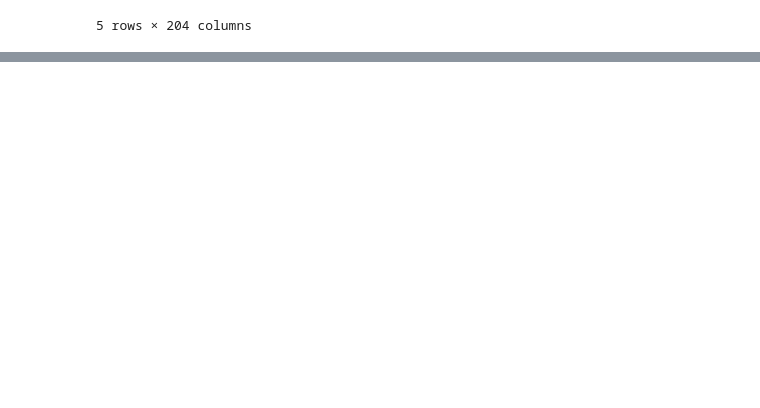
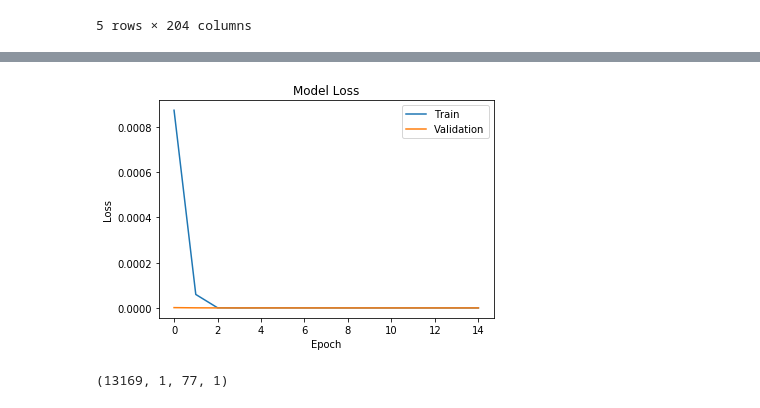
Before and after one commit to bre3760/ictbuilding, a Jupyter notebook: prediction_model/LSTM_proof-CNN.ipynb, the cells around one changed output, grey strips where cells are left out. Saved outputs shown, nothing was run; the diff lists cells and outputs as text; code cells hidden in the pictures; blank space fills up the shorter version.

```diff
--- a/prediction_model/LSTM_proof-CNN.ipynb
+++ b/prediction_model/LSTM_proof-CNN.ipynb
@@ -545,6 +144,0 @@ pred_denorm = [[t[0]*std+mean,t[1]*std+mean] for t in predictions]
-# %%
-tmp = []
-for i in range(len(pred_denorm)):
-    tmp.append(pred_denorm[i][1][3])
-
-pred_df = pd.DataFrame(tmp)
@@ -579,0 +230,28 @@ print(rmse_neurons)
+# %%
+def bi_lstm_model():
+	model = Sequential()
+	model.add(TimeDistributed(Conv1D(filters=64, kernel_size=2, activation='relu'), input_shape=(None, n_steps, n_features)))
+	model.add(TimeDistributed(MaxPooling1D(pool_size=2)))
+	model.add(TimeDistributed(Conv1D(filters=64, kernel_size=2,activation='relu')))
+	model.add(TimeDistributed(MaxPooling1D(pool_size=2)))
+	model.add(TimeDistributed(Flatten()))
+	model.add(Bidirectional(LSTM(64, activation='relu',return_sequences=True)))
+	model.add(Bidirectional(LSTM(64, activation='relu')))
+	model.add(Dense(128))
+	model.add(Dropout(0.5))
+	model.add(Dense(1))
+	model.compile(optimizer='adam', loss='mse',metrics = ['mae','mse','mape'])
+	return model
+# %%
+#CNN-Bi-LSTM
+#n_steps, n_features = train_X.shape[1], train_X.shape[2]
+n_features = 1 #da predirre
+n_seq = 1
+n_steps = 11*(n_in+1)
+
+train_X = train_X.reshape((train_X.shape[0], n_seq, n_steps, n_features))
+test_X = test_X.reshape((test_X.shape[0], n_seq, n_steps, n_features))
+
+#Define Model
+model = bi_lstm_model()
+print(model.summary())
@@ -579,0 +276,2 @@ print(rmse_neurons)
+# %%
+history = model.fit(train_X, train_y, epochs=15, batch_size=30, validation_data=(test_X, test_y), verbose=1)
@@ -579,0 +296,18 @@ print(rmse_neurons)
+# %%
+# summarize history for loss
+plt.plot(history.history['loss'])
+plt.plot(history.history['val_loss'])
+plt.title('Model Loss')
+plt.ylabel('Loss')
+plt.xlabel('Epoch')
+plt.legend(['Train', 'Validation'], loc='upper right')
+plt.show()
+# %% [output]
+[figure, added]
+# %%
+# make a prediction
+yhat = model.predict(test_X)
+print(test_X.shape)
+#test_X = test_X.reshape((test_X.shape[0], 11))
+# %% [output]
+(13169, 1, 77, 1)
```
Also changed, not shown: parts of 41 cells of this notebook.
